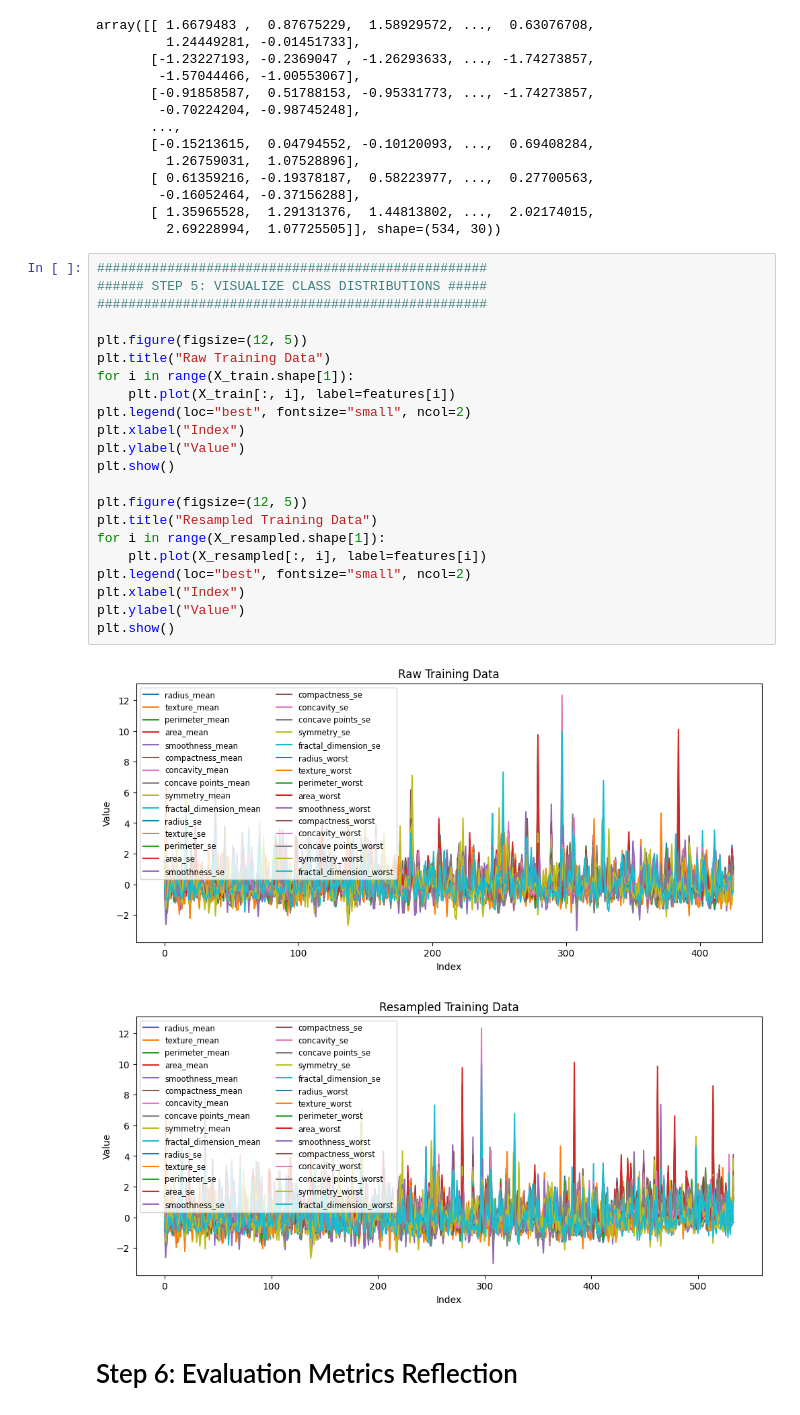
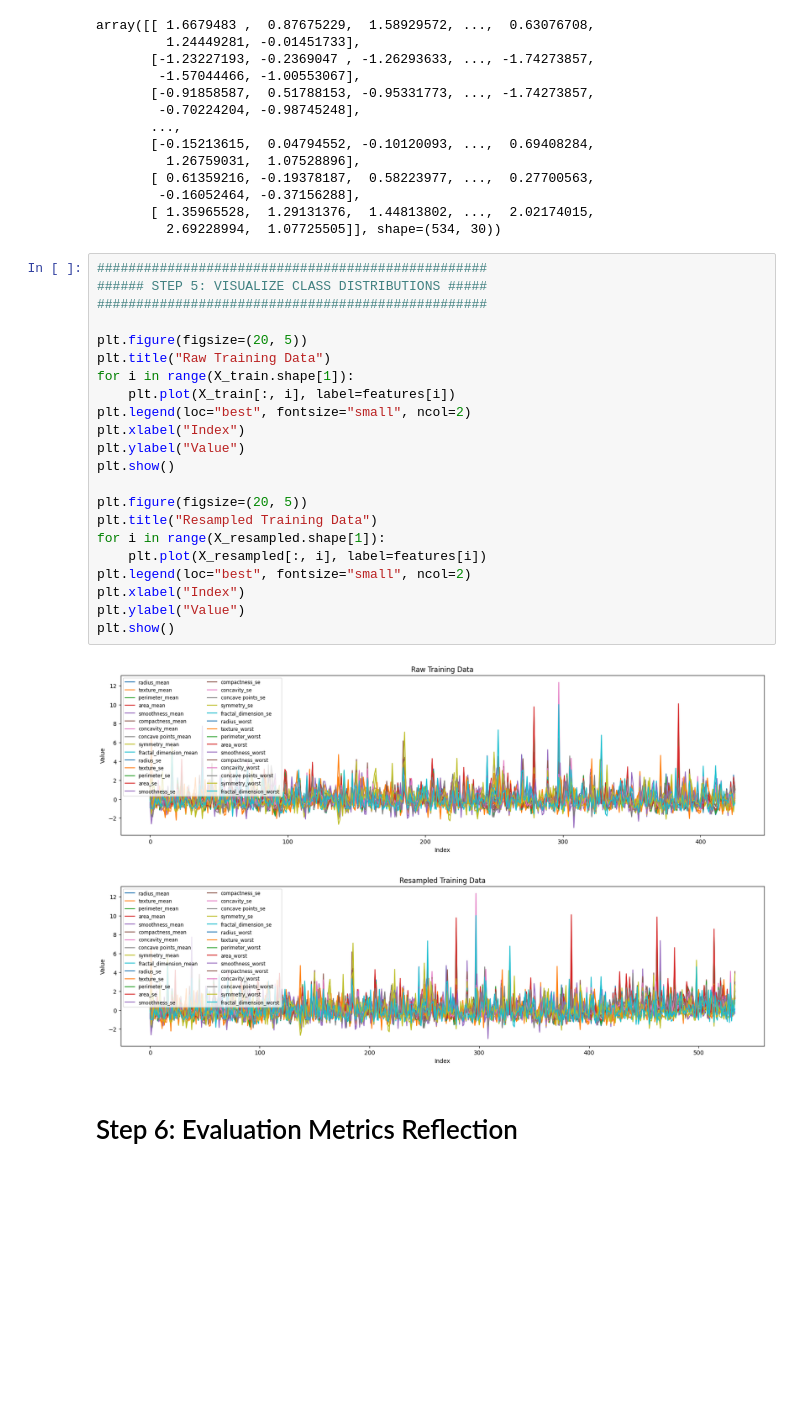
Before and after one commit to TylerJaafari-RIT/csci-635_assignment-2, a Jupyter notebook: Assignment_2_Tyler_Jaafari_CSCI_635.ipynb, the cells around one changed output. Saved outputs shown, nothing was run; the diff lists cells and outputs as text; blank space fills up the shorter version.

```diff
--- a/Assignment_2_Tyler_Jaafari_CSCI_635.ipynb
+++ b/Assignment_2_Tyler_Jaafari_CSCI_635.ipynb
@@ -133,28 +133,28 @@ array([[ 1.6679483 ,  0.87675229,  1.58929572, ...,  0.63076708,
 # %%
 ##################################################
 ###### STEP 5: VISUALIZE CLASS DISTRIBUTIONS #####
 ##################################################
 
-plt.figure(figsize=(12, 5))
+plt.figure(figsize=(20, 5))
 plt.title("Raw Training Data")
 for i in range(X_train.shape[1]):
     plt.plot(X_train[:, i], label=features[i])
 plt.legend(loc="best", fontsize="small", ncol=2)
 plt.xlabel("Index")
 plt.ylabel("Value")
 plt.show()
 
-plt.figure(figsize=(12, 5))
+plt.figure(figsize=(20, 5))
 plt.title("Resampled Training Data")
 for i in range(X_resampled.shape[1]):
     plt.plot(X_resampled[:, i], label=features[i])
 plt.legend(loc="best", fontsize="small", ncol=2)
 plt.xlabel("Index")
 plt.ylabel("Value")
 plt.show()
 # %% [output]
-[figure, old version]
+[figure, new version]
-[figure, old version]
+[figure, new version]
 # %% [markdown]
 # Step 6: Evaluation Metrics Reflection
 # %%
```
Also changed, not shown: parts of 10 cells of this notebook.
